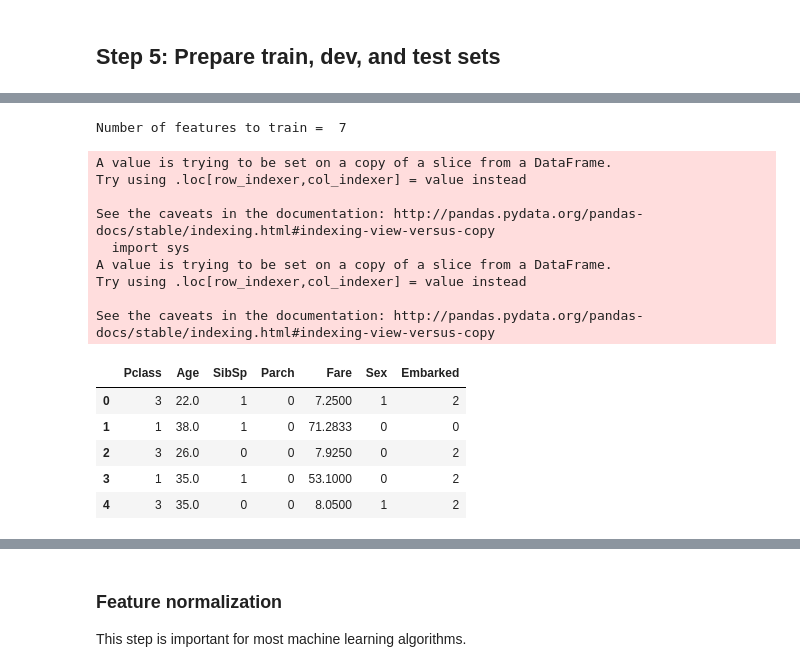
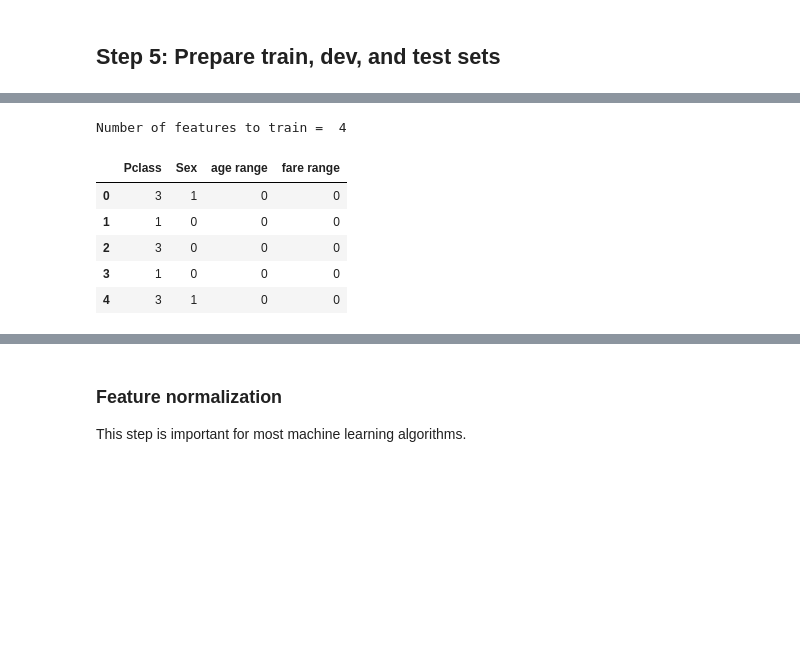
Before and after one commit to haianhle/ar-kaggle, a Jupyter notebook: titanic/titanic_notes.ipynb, the cells around one changed output, grey strips where cells are left out. Drawn from its saved outputs; the diff is of its cells as text; code cells hidden in the pictures; blank space fills up the shorter version.

```diff
--- a/titanic/titanic_notes.ipynb
+++ b/titanic/titanic_notes.ipynb
@@ -211,0 +273,5 @@ It appears that a large portion of passengers departed from Southampton, and a s
+# %%
+bins = np.arange(0, 90, 10)
+data_set['age range'] = pd.cut(data_set['Age'], bins)
+
+data_set.groupby('age range')['Survived'].mean().plot(kind='bar')
@@ -211,0 +281,4 @@ It appears that a large portion of passengers departed from Southampton, and a s
+# %%
+data_set['age range'] = np.where(data_set['Age'] < 15, 1, 0) # child = 1, adult = 0
+
+data_set.groupby('age range')['Survived'].mean().plot(kind='bar')
@@ -211,0 +301,3 @@ It appears that a large portion of passengers departed from Southampton, and a s
+# %%
+data_set['fare range'] = np.where(data_set['Fare'] > 100, 1, 0)
+data_set.groupby('fare range')['Survived'].mean().plot(kind='bar')
@@ -308,2 +381,11 @@ data_set[['Parch', 'Survived']].groupby(['Parch'], as_index=False).mean()
 # %% [markdown]
 ## Step 5: Prepare train, dev, and test sets
+# %%
+# Now, let's look at these features and see how they play a role
+features = ['Pclass', 'Sex', 'age range', 'fare range']
+
+# plotting a scatter matrixb
+from matplotlib import cm
+
+cmap = cm.get_cmap('gnuplot')
+scatter = pd.plotting.scatter_matrix(data_set[features], c= data_set['Survived'], marker = 'o', s=40, hist_kwds={'bins':10}, figsize=(9,9), cmap=cmap)
@@ -310,32 +394,18 @@ data_set[['Parch', 'Survived']].groupby(['Parch'], as_index=False).mean()
 # %%
 # Extract features for input X taking into account analysis above, add Sex and Embarked
-features = ['Pclass', 'Age', 'SibSp', 'Parch', 'Fare']
 
 X = data_set[features]
-
-# Label Sex and Embarked
-X['Sex'] = data_set['Sex'].map({'male' : 1, 'female' : 0})
-X['Embarked'] = data_set['Embarked'].map({'C' : 0, 'Q' : 1, 'S' : 2})
 
 n_features = X.shape[1]
 print('Number of features to train = ', n_features)
 
 # print X
 X.head()
 # %% [output]
-Number of features to train =  7
+Number of features to train =  4
-A value is trying to be set on a copy of a slice from a DataFrame.
-Try using .loc[row_indexer,col_indexer] = value instead
-
-See the caveats in the documentation: http://pandas.pydata.org/pandas-docs/stable/indexing.html#indexing-view-versus-copy
-  import sys
-A value is trying to be set on a copy of a slice from a DataFrame.
-Try using .loc[row_indexer,col_indexer] = value instead
-
-See the caveats in the documentation: http://pandas.pydata.org/pandas-docs/stable/indexing.html#indexing-view-versus-copy
-|  | Pclass | Age | SibSp | Parch | Fare | Sex | Embarked |
-| 0 | 3 | 22.0 | 1 | 0 | 7.2500 | 1 | 2 |
-| 1 | 1 | 38.0 | 1 | 0 | 71.2833 | 0 | 0 |
-| 2 | 3 | 26.0 | 0 | 0 | 7.9250 | 0 | 2 |
-| 3 | 1 | 35.0 | 1 | 0 | 53.1000 | 0 | 2 |
-| 4 | 3 | 35.0 | 0 | 0 | 8.0500 | 1 | 2 |
+|  | Pclass | Sex | age range | fare range |
+| 0 | 3 | 1 | 0 | 0 |
+| 1 | 1 | 0 | 0 | 0 |
+| 2 | 3 | 0 | 0 | 0 |
+| 3 | 1 | 0 | 0 | 0 |
+| 4 | 3 | 1 | 0 | 0 |
```
Also changed, not shown: parts of 39 cells of this notebook.
